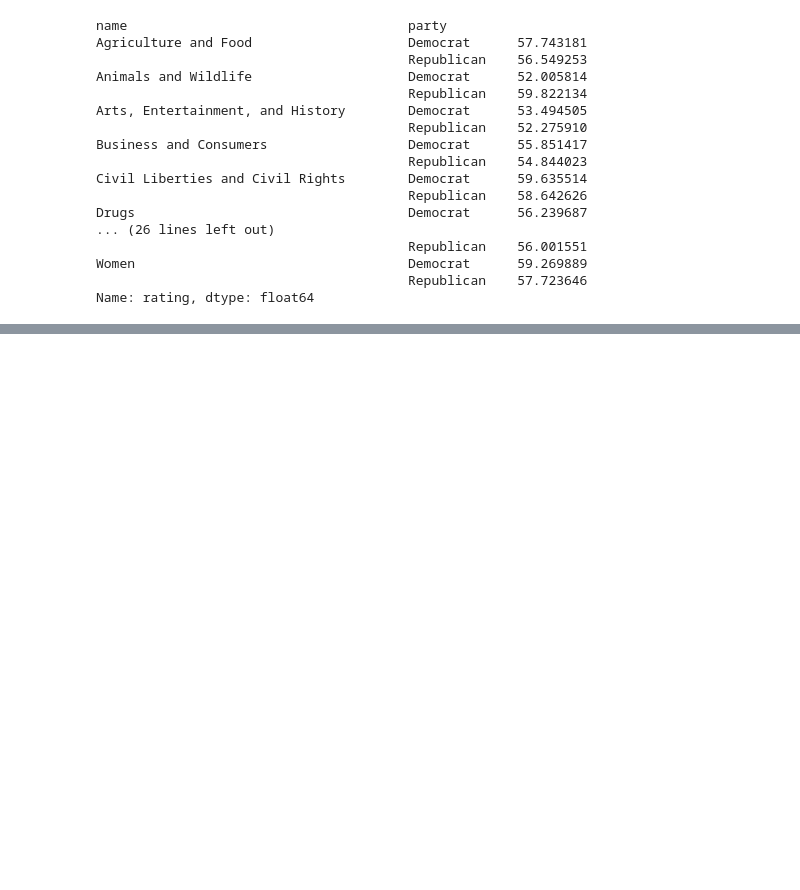
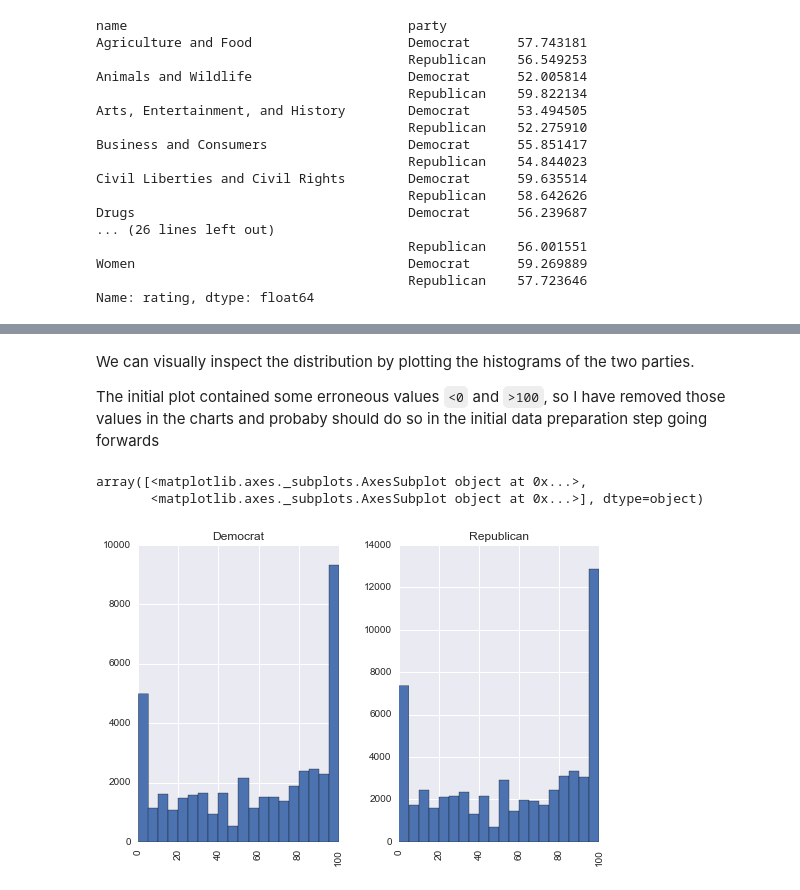
Before and after one commit to winlingit/mids-w210-capstone, a Jupyter notebook: data/votesmart/SIG_Ratings_EDA.ipynb, the cells around one changed output, grey strips where cells are left out. Saved outputs shown, nothing was run; the diff lists cells and outputs as text; code cells hidden in the pictures; blank space fills up the shorter version.

```diff
--- a/data/votesmart/SIG_Ratings_EDA.ipynb
+++ b/data/votesmart/SIG_Ratings_EDA.ipynb
@@ -8,2 +13,2 @@ import numpy as np
 # %%
-df = pd.read_csv('data/votesmart_denormalized.csv')
+full_df = pd.read_csv('data/votesmart_denormalized.csv')
@@ -15,3 +19,9 @@ df = df[~np.isnan(df['rating'])]
+# %%
+# Data prep and filtering
+full_df['rating'] = pd.to_numeric(full_df['rating'], errors='coerce')
+full_df = full_df[~np.isnan(full_df['rating'])]
+full_df['sigName'] = full_df['nameleft']
+df = full_df[full_df['party'].isin(['Republican', 'Democrat'])]
 # %%
 df.head()
 # %% [output]
@@ -65,0 +137,10 @@ Ttest_indResult(statistic=-5.3513668733862891, pvalue=8.747986748487695e-08)
+# %% [markdown]
+We can visually inspect the distribution by plotting the histograms of the two parties.
+
+The initial plot contained some erroneous values `<0` and `>100`, so I have removed those values in the charts and probaby should do so in the initial data preparation step going forwards
+# %%
+df[(df['rating'] >= 0) & (df['rating'] <= 100)].hist(column='rating', by='party', bins=20)
+# %% [output]
+array([<matplotlib.axes._subplots.AxesSubplot object at 0x...>,
+       <matplotlib.axes._subplots.AxesSubplot object at 0x...>], dtype=object)
+[figure, added]
```
Also changed, not shown: parts of 31 cells of this notebook, 1 other file.
